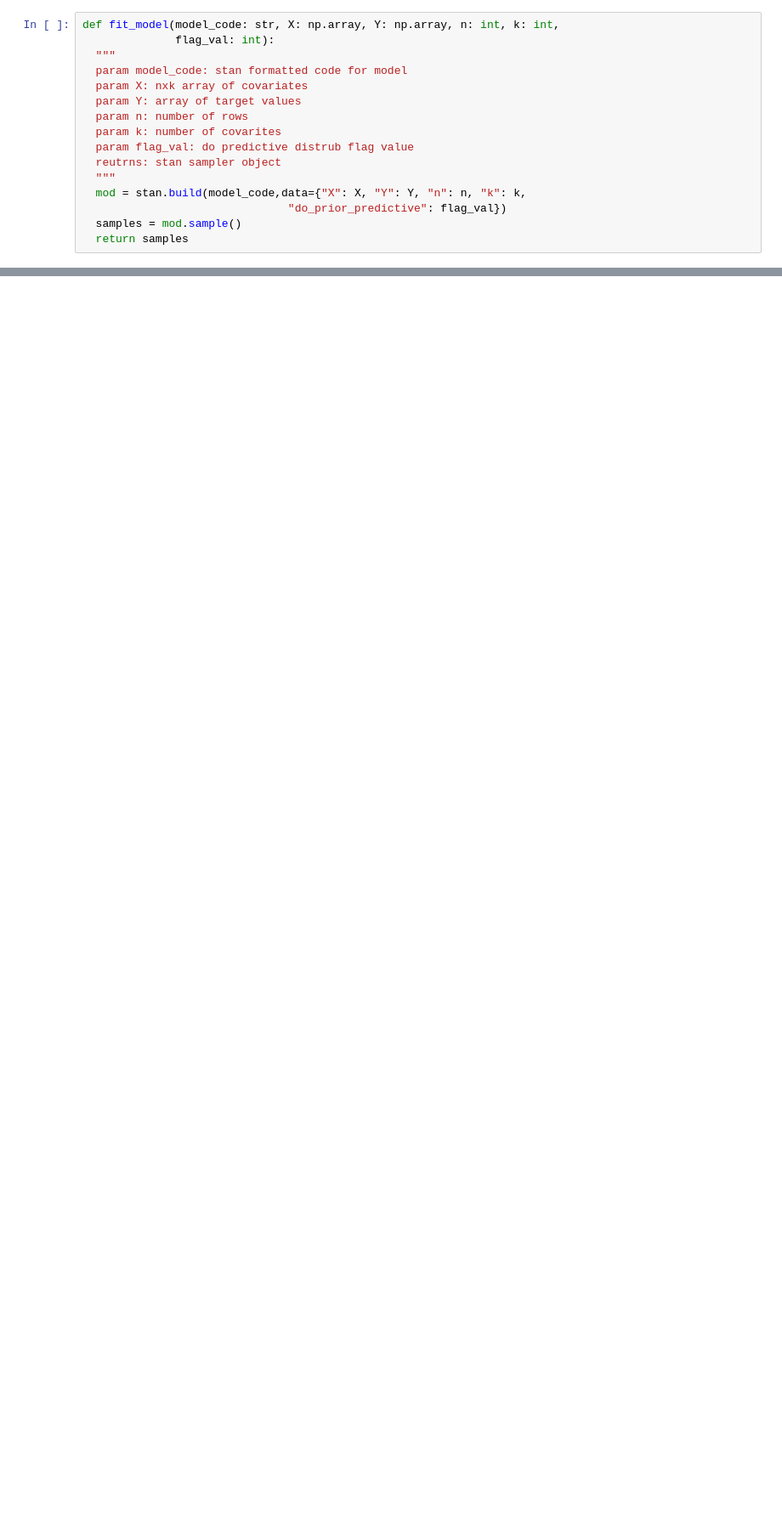
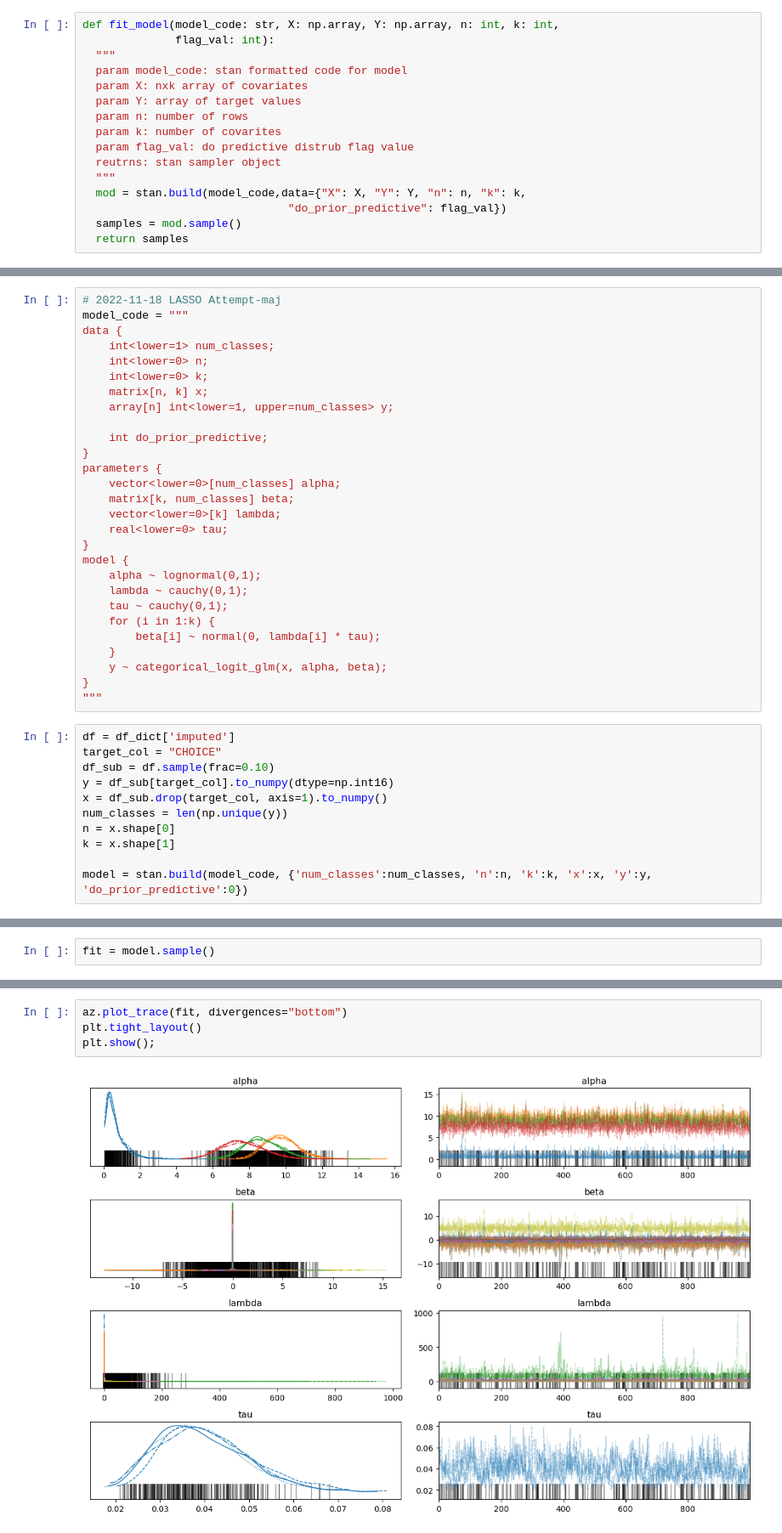
Before and after one commit to Christheoneoneil/stat330_final, a Jupyter notebook: model_fitting.ipynb, the cells around one changed output, grey strips where cells are left out. Shown: that part at 85% size. Cells and saved outputs as stored; diff of their text form; blank space fills up the shorter version.

Commit message:
add lasso regression

```diff
--- a/model_fitting.ipynb
+++ b/model_fitting.ipynb
@@ -138,0 +136,39 @@ for key, df in df_dict.items():
+# %%
+# 2022-11-18 LASSO Attempt-maj
+model_code = """
+data {
+    int<lower=1> num_classes;
+    int<lower=0> n;
+    int<lower=0> k;
+    matrix[n, k] x;
+    array[n] int<lower=1, upper=num_classes> y;
+
+    int do_prior_predictive;
+}
+parameters {
+    vector<lower=0>[num_classes] alpha;
+    matrix[k, num_classes] beta;
+    vector<lower=0>[k] lambda;
+    real<lower=0> tau;
+}
+model {
+    alpha ~ lognormal(0,1);
+    lambda ~ cauchy(0,1);
+    tau ~ cauchy(0,1);
+    for (i in 1:k) {
+        beta[i] ~ normal(0, lambda[i] * tau);
+    }
+    y ~ categorical_logit_glm(x, alpha, beta);
+}
+"""
+# %%
+df = df_dict['imputed']
+target_col = "CHOICE"
+df_sub = df.sample(frac=0.10)
+y = df_sub[target_col].to_numpy(dtype=np.int16)
+x = df_sub.drop(target_col, axis=1).to_numpy()
+num_classes = len(np.unique(y))
+n = x.shape[0]
+k = x.shape[1]
+
+model = stan.build(model_code, {'num_classes':num_classes, 'n':n, 'k':k, 'x':x, 'y':y, 'do_prior_predictive':0})
@@ -138,0 +178,2 @@ for key, df in df_dict.items():
+# %%
+fit = model.sample()
@@ -138,0 +251,6 @@ for key, df in df_dict.items():
+# %%
+az.plot_trace(fit, divergences="bottom")
+plt.tight_layout()
+plt.show();
+# %% [output]
+[figure, added]
```
Also changed, not shown: parts of 16 cells of this notebook.
